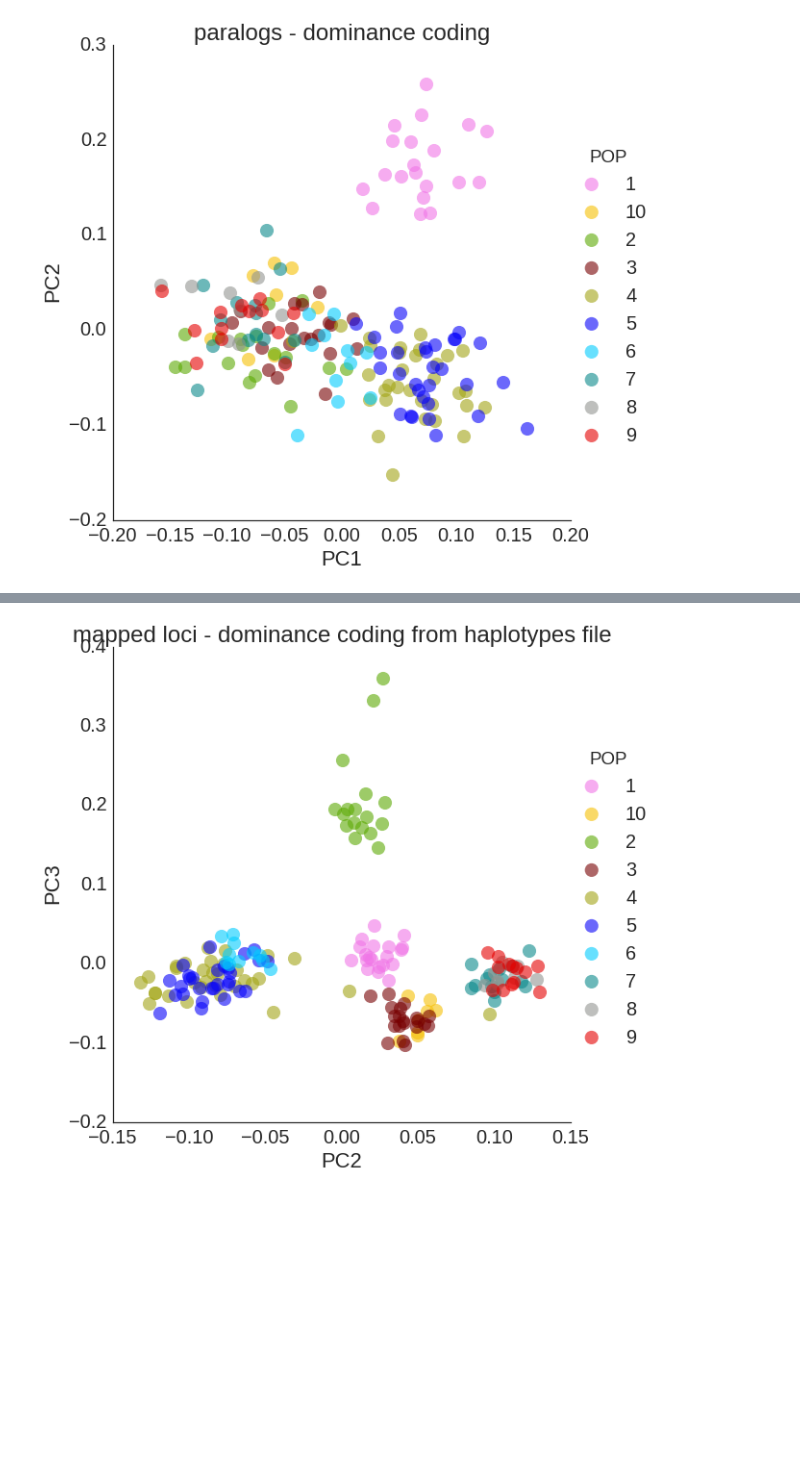
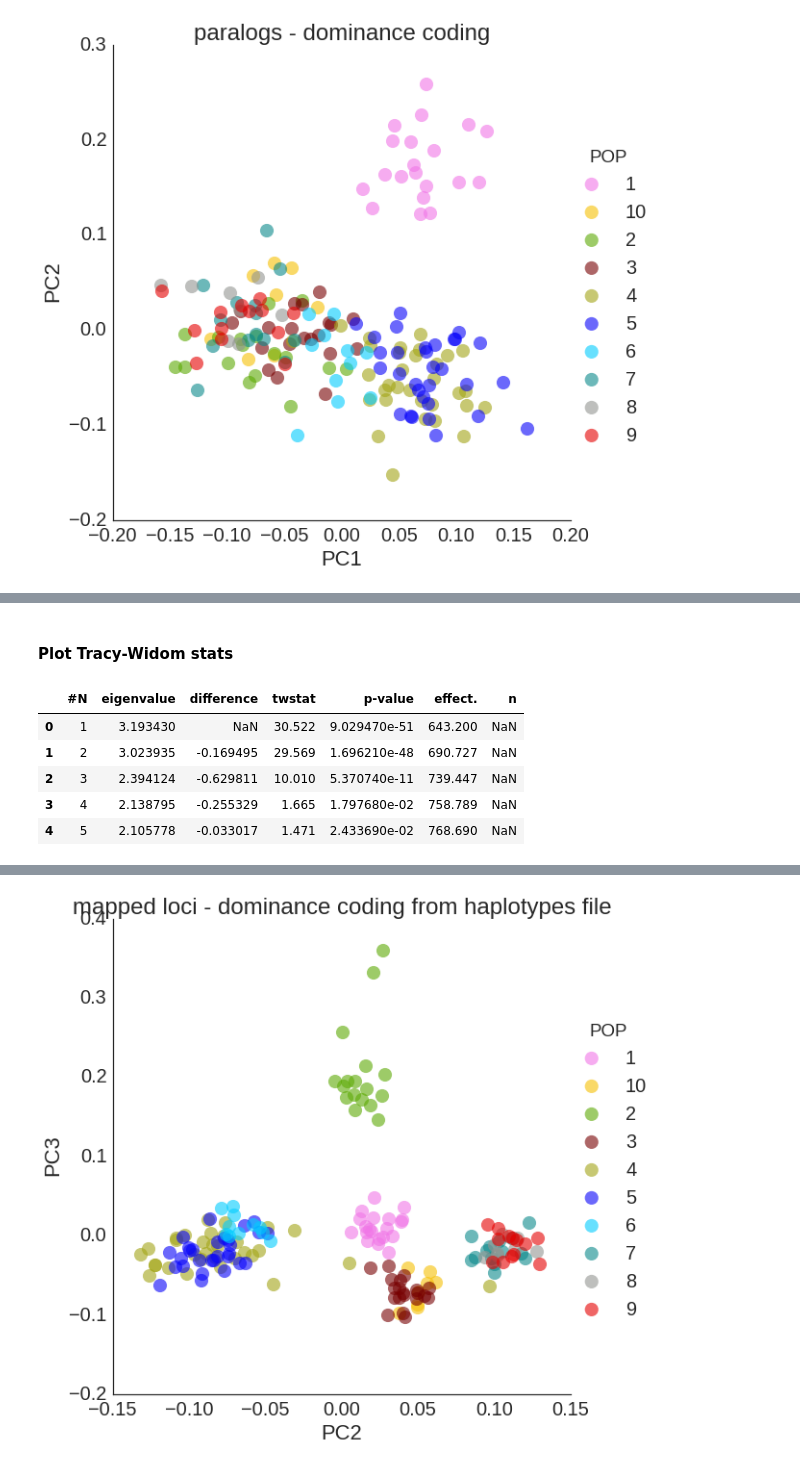
Before and after one commit to rwaples/chum_populations, a Jupyter notebook: run_EIGENSTRAT.ipynb, the cells around one changed output, grey strips where cells are left out. Cells and saved outputs as stored; diff of their text form; code cells hidden in the pictures; blank space fills up the shorter version.

```diff
--- a/run_EIGENSTRAT.ipynb
+++ b/run_EIGENSTRAT.ipynb
@@ -401,0 +457,20 @@ plt.show()
+# %% [markdown]
+#### Plot Tracy-Widom stats
+# %%
+tw_onmap_codom = pd.read_csv(
+    '/home/ipseg/Desktop/waples/chum_populations/results/batch_4/EIGENSOFT/on_map.codom.tw',
+           sep = ' ', skipinitialspace = True)
+tw_onmap_dom = pd.read_csv(
+    '/home/ipseg/Desktop/waples/chum_populations/results/batch_4/EIGENSOFT/on_map.dom.tw',
+           sep = ' ', skipinitialspace = True)
+tw_paralogs_dom = pd.read_csv(
+    '/home/ipseg/Desktop/waples/chum_populations/results/batch_4/EIGENSOFT/paralogs.dom.tw',
+           sep = ' ', skipinitialspace = True)
+tw_paralogs_dom.head()
+# %% [output]
+|  | #N | eigenvalue | difference | twstat | p-value | effect. | n |
+| 0 | 1 | 3.193430 | NaN | 30.522 | 9.029470e-51 | 643.200 | NaN |
+| 1 | 2 | 3.023935 | -0.169495 | 29.569 | 1.696210e-48 | 690.727 | NaN |
+| 2 | 3 | 2.394124 | -0.629811 | 10.010 | 5.370740e-11 | 739.447 | NaN |
+| 3 | 4 | 2.138795 | -0.255329 | 1.665 | 1.797680e-02 | 758.789 | NaN |
+| 4 | 5 | 2.105778 | -0.033017 | 1.471 | 2.433690e-02 | 768.690 | NaN |
```
Also changed, not shown: parts of 10 cells of this notebook, 4 other files.
